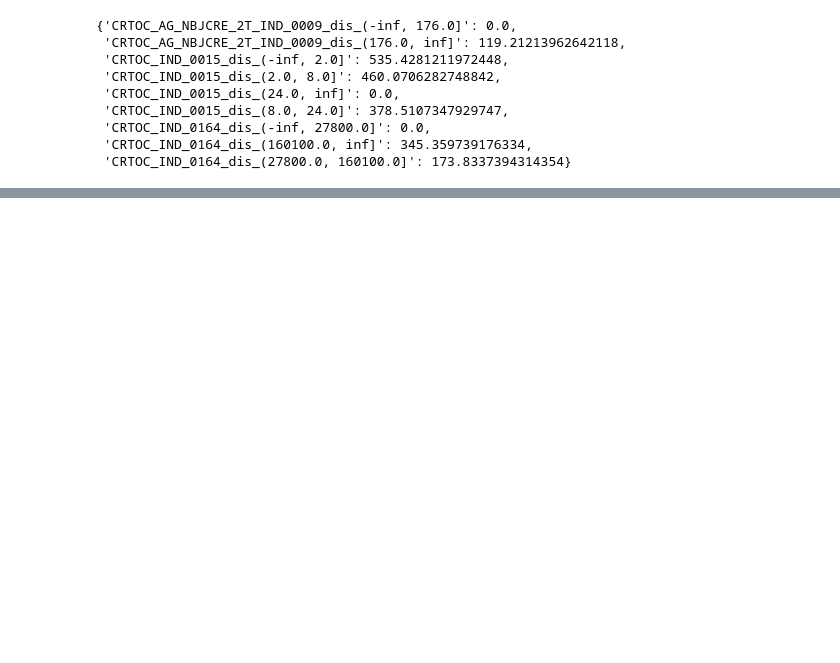
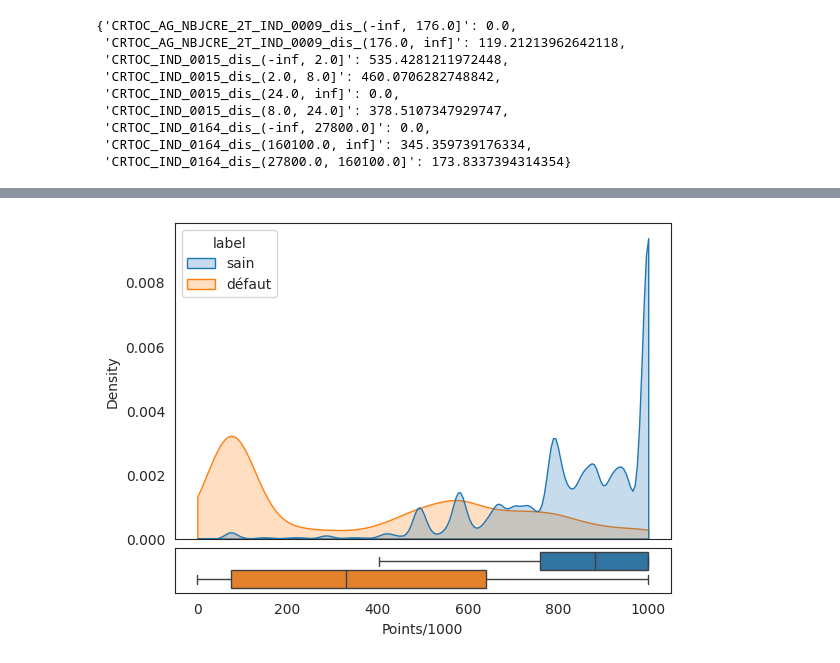
Before and after one commit to cheryl-kdio/Scoring_3A, a Jupyter notebook: Cheryl/modelling.ipynb, the cells around one changed output, grey strips where cells are left out. Cells and saved outputs as stored; diff of their text form; code cells hidden in the pictures; blank space fills up the shorter version.

```diff
--- a/Cheryl/modelling.ipynb
+++ b/Cheryl/modelling.ipynb
@@ -555,0 +354,3 @@ KeyError: ('CRTOC_IND_0015_dis', 'CRTOC_IND_0164_dis', 'CRTOC_AG_NBJCRE_2T_IND_0
+# %%
+vars_selected2 = results_df["Variables"].iloc[6]
+gini_index_train, auc_pr_train, gini_index_test, auc_pr_test, flag_significativite, flag_VIF, flag_OR, model2, modalites_reference =functions.logit_reg(vars_selected2, cible, y_train, X_train_reg,y_test, X_test_reg)
@@ -555,0 +381,8 @@ KeyError: ('CRTOC_IND_0015_dis', 'CRTOC_IND_0164_dis', 'CRTOC_AG_NBJCRE_2T_IND_0
+# %%
+coefficients = pd.Series(model2.params)
+
+for modalite in modalites_reference:
+    if modalite not in coefficients.index:
+        coefficients[modalite] = 0
+
+coefficients
@@ -555,0 +409,4 @@ KeyError: ('CRTOC_IND_0015_dis', 'CRTOC_IND_0164_dis', 'CRTOC_AG_NBJCRE_2T_IND_0
+# %%
+importlib.reload(functions)
+SC_df = functions.compute_score(vars_selected2,coefficients,X_train_reg,cible)
+SC_df
@@ -555,0 +432,8 @@ KeyError: ('CRTOC_IND_0015_dis', 'CRTOC_IND_0164_dis', 'CRTOC_AG_NBJCRE_2T_IND_0
+# %%
+importlib.reload(functions)
+score = functions.calculate_individual_scores(SC_df, X_train_reg[vars_selected2+[cible]])
+# %%
+importlib.reload(functions)
+functions.plot_kde_and_boxplot(score, cible)
+# %% [output]
+[figure, added]
```
Also changed, not shown: parts of 51 cells of this notebook, 1 other file.
